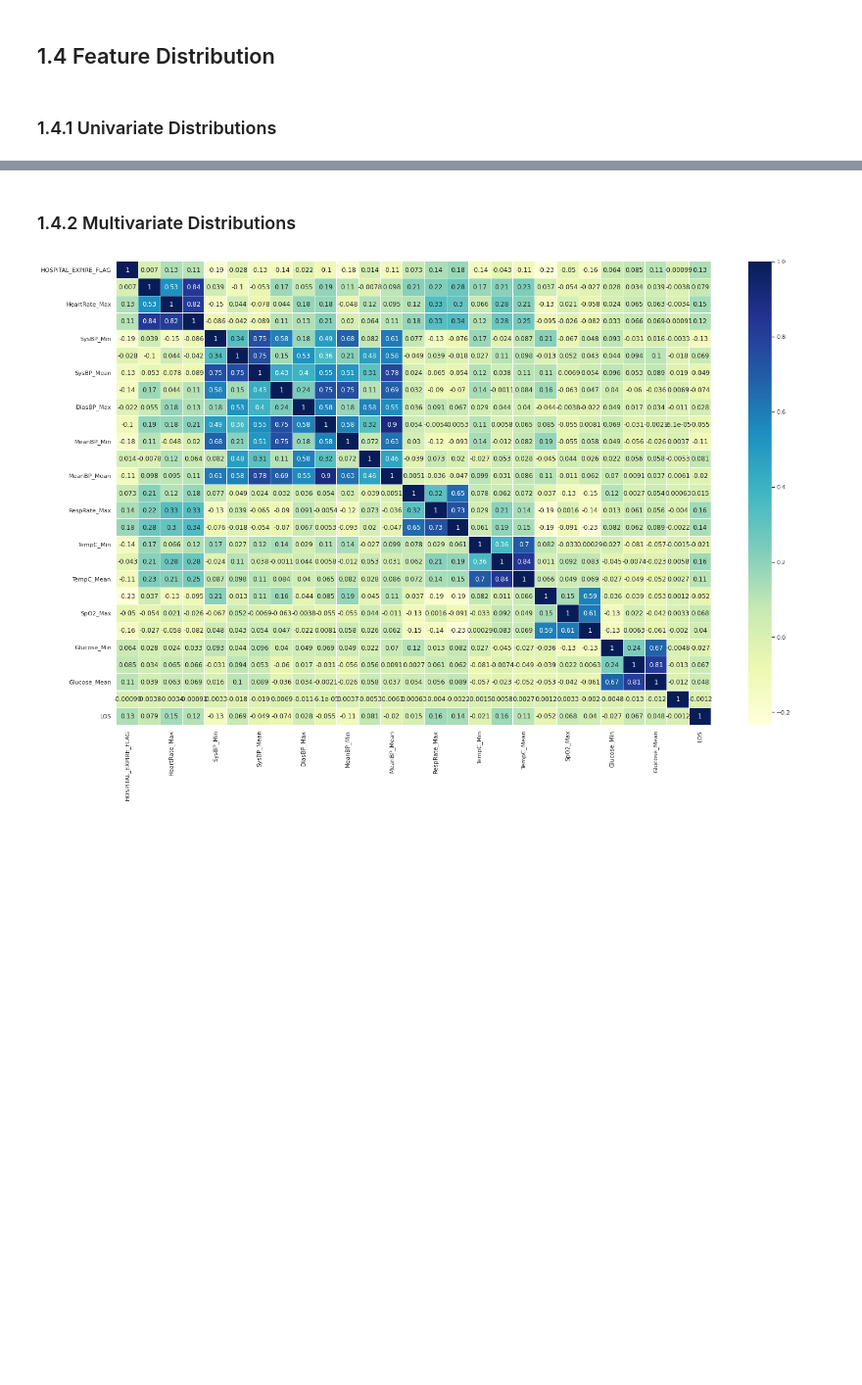
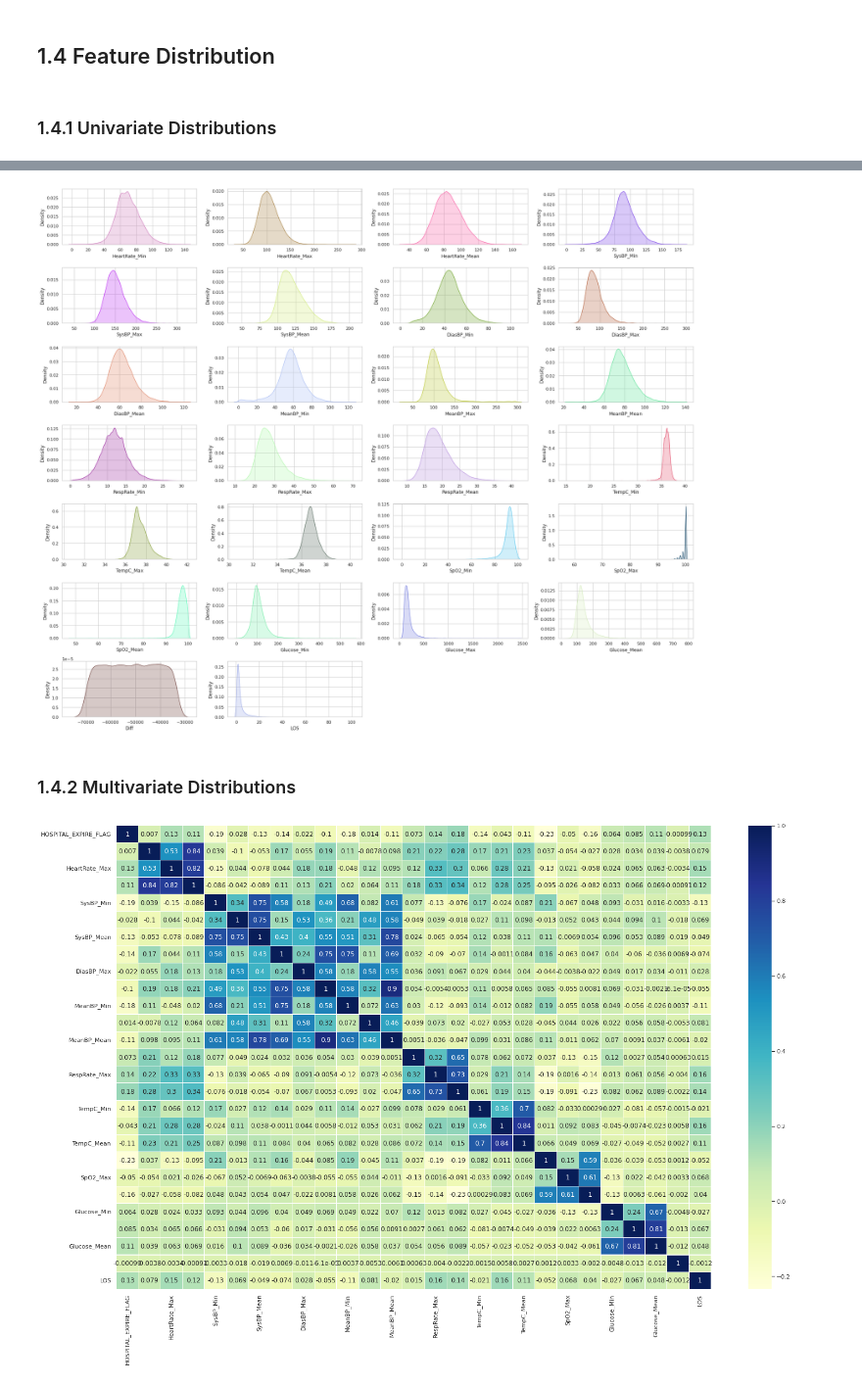
Before and after one commit to MathiasSchindlerCPH/BSE-T2-CML2-repo, a Jupyter notebook: Project-1-kNN/msch_kNN_v1.ipynb, the cells around one changed output, grey strips where cells are left out. Shown at 98% size. Saved outputs shown, nothing was run; the diff lists cells and outputs as text; code cells hidden in the pictures; blank space fills up the shorter version.

```diff
--- a/Project-1-kNN/msch_kNN_v1.ipynb
+++ b/Project-1-kNN/msch_kNN_v1.ipynb
@@ -245,0 +178,4 @@ plt.show()
+# %%
+for i, col in enumerate(cols_list_nostr):
+  print(i)
+  print(col)
@@ -246,3 +200,20 @@ plt.show()
+# %%
+# Univariate kernel density distributions
+sns.set(style="whitegrid")
+plt.figure(figsize=(24, 20)) # Size of the matrix plots
+
+for i, col in enumerate(cols_list_nostr):
+  if i == 0:
+    pass
+  else:
+    plt.subplot(7, 4, i) # row, cols and i is the element to plot
+    sns.kdeplot(x = col,
+                data = df_train,
+                fill=True,
+                color = np.random.rand(3,) )
+plt.tight_layout()
+# %% [output]
+[figure, added]
 # %% [markdown]
 ### 1.4.2 Multivariate Distributions
 # %%
```
Also changed, not shown: parts of 8 cells of this notebook.
